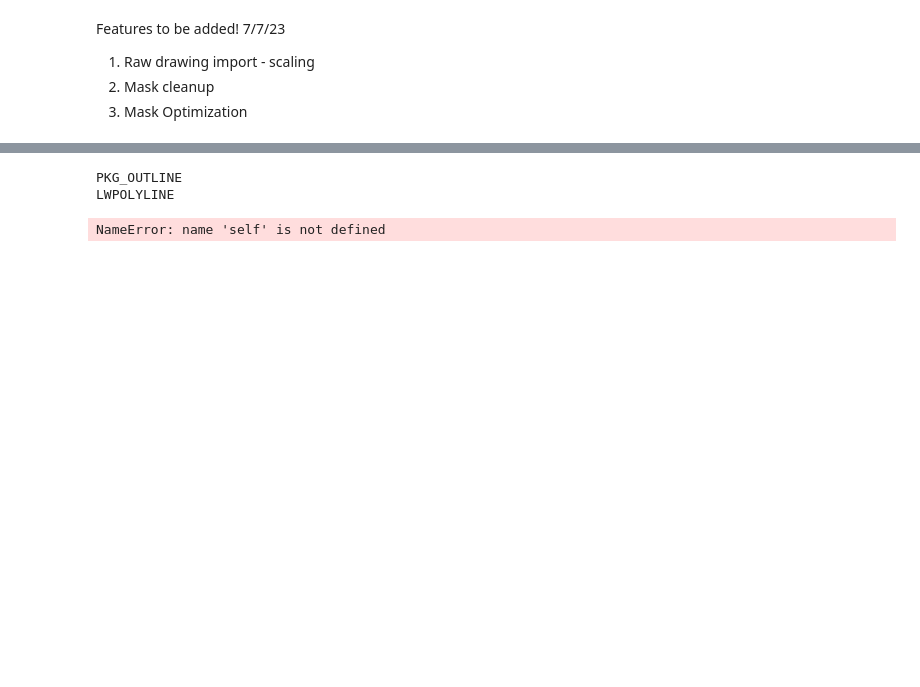
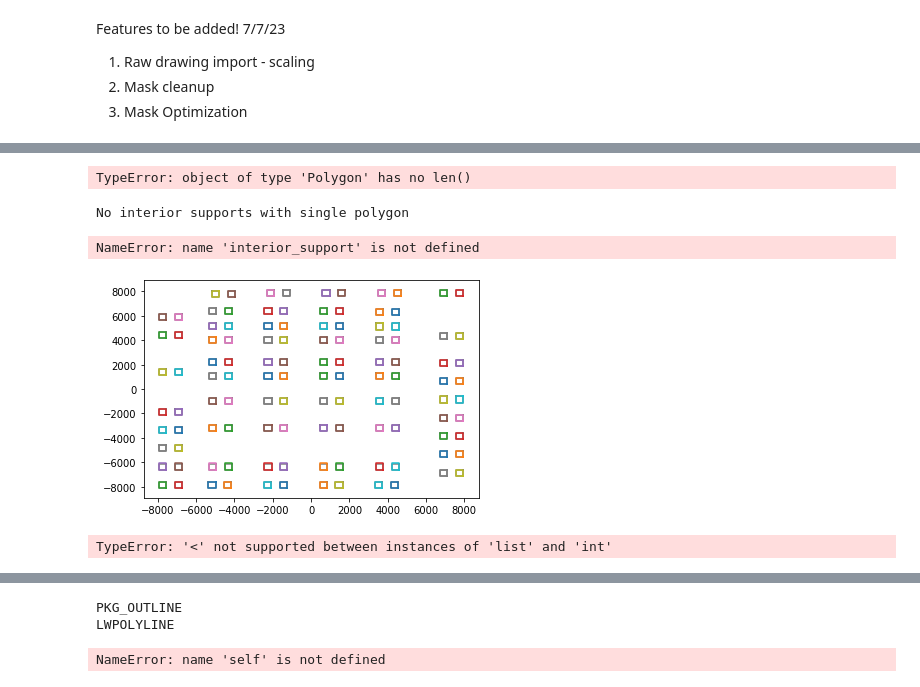
Before and after one commit to mtan516/MACD, a Jupyter notebook: TCB/Code/scratch.ipynb, the cells around one changed output, grey strips where cells are left out. Drawn from its saved outputs; the diff is of its cells as text; code cells hidden in the pictures; blank space fills up the shorter version.

```diff
--- a/TCB/Code/scratch.ipynb
+++ b/TCB/Code/scratch.ipynb
@@ -7,0 +181,11 @@ Features to be added!
+# %%
+print("loading a single file")
+root = r"E:\Scripting\MACD\MACD\TCB"
+dxf = "M86710-001_BSR_Cleaned Up.dxf"
+dxffile = os.path.join(root,"Examples",dxf)
+print("File to process: " + dxffile)
+rawdxf = loaddxf(dxffile,scaledrawing=1)
+rawdxf.process()
+print("Generated pg_cmp, df, df_melt, and df_points")
+maskset = generatemasks(rawdxf.pg_cmp)
+maskset.process()
@@ -7,0 +207,48 @@ Features to be added!
+# %%
+pgroup = [x.buffer(0.6).envelope.buffer(1).buffer(-1) for x in maskset.cmp]
+new_shape2 = unary_union(pgroup)
+cmp_raw = unary_union(maskset.cmp)
+# %%
+exp_out=1
+cmp_mask = unary_union(pgroup)
+cmp_outline = spg.box(cmp_mask.bounds[0]-exp_out,cmp_mask.bounds[1]-exp_out,
+    cmp_mask.bounds[2]+exp_out,cmp_mask.bounds[3]+exp_out)#.buffer(1500)
+diff_mask = cmp_outline.difference(new_shape2)
+# %%
+len(diff_mask)
+# %% [output]
+TypeError: object of type 'Polygon' has no len()
+# %%
+if diff_mask.geom_type == 'MultiPolygon':
+    interior_support = spg.MultiPolygon([P.buffer(1).buffer(-1).simplify(0.05) for P in diff_mask.geoms if P.area < 50])
+    self.interiors = True
+elif diff_mask.geom_type == 'Polygon':
+    self.interiors = False
+    print("No interior supports with single polygon")
+# %% [output]
+No interior supports with single polygon
+# %%
+import matplotlib.pyplot as plt
+for geom in cmp_raw.geoms:
+    plt.plot(*geom.exterior.xy, color='gray')
+if type(cmp_raw) == type(new_shape2):
+    for geom in new_shape2.geoms:
+        plt.plot(*geom.exterior.xy)
+else:
+    plt.plot(*new_shape2.exterior.xy)
+
+if self.interiors == True:
+    for geom in interior_support.geoms:
+        plt.plot(*geom.exterior.xy)
+# Set (current) axis to be equal before showing plot
+plt.gca().axis("equal")
+plt.show()
+# %% [output]
+NameError: name 'interior_support' is not defined
+[figure, added]
+# %%
+d = 0.00001 # distance
+cf = 1.3  # cofactor
+p = poly.buffer(-d).buffer(d*cf).intersection(poly).simplify(d)
+# %% [output]
+TypeError: '<' not supported between instances of 'list' and 'int'
```
Also changed, not shown: parts of 22 cells of this notebook, 5 other files.
